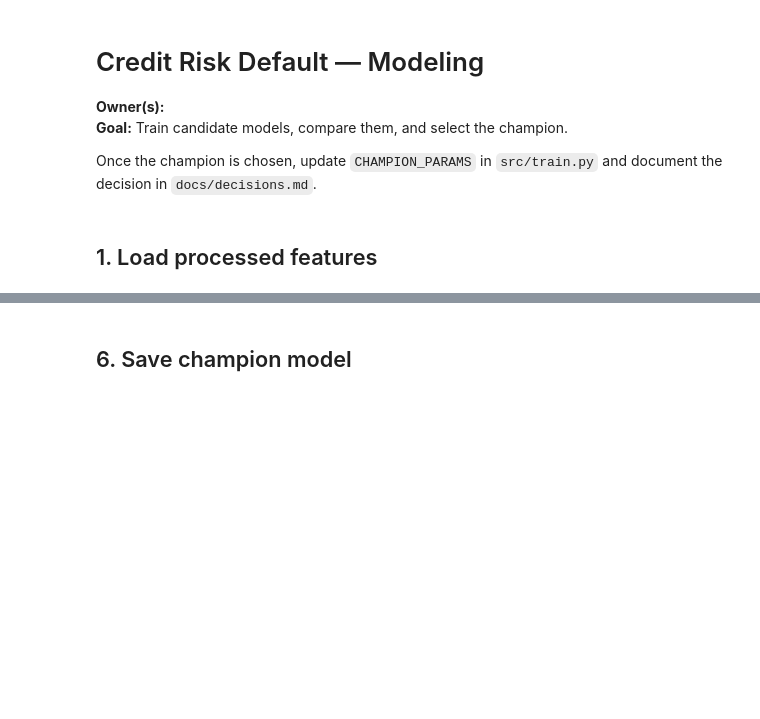
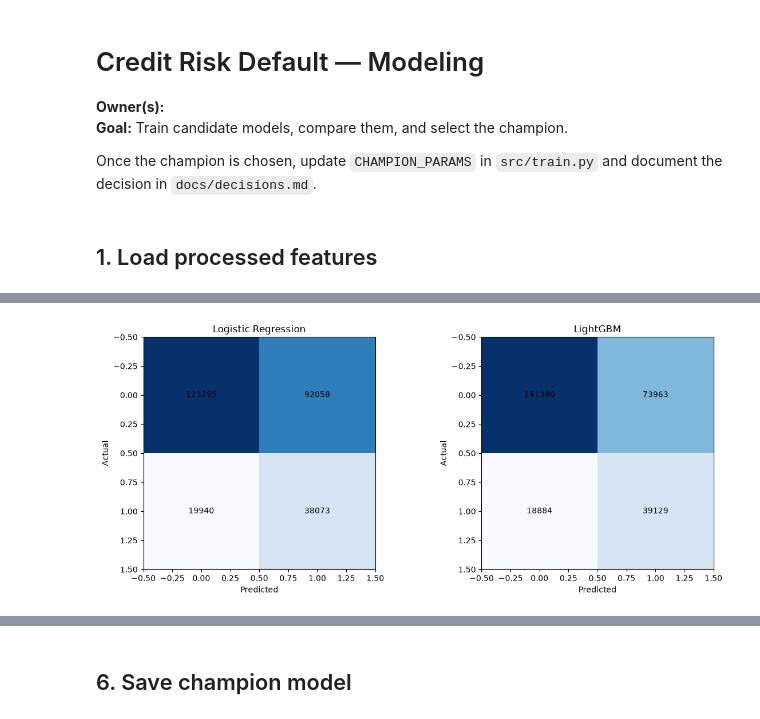
Before and after one commit to BuildersLab/Credit-Risk-Default, a Jupyter notebook: notebooks/03_modeling.ipynb, the cells around one changed output, grey strips where cells are left out. Saved outputs shown, nothing was run; the diff lists cells and outputs as text; code cells hidden in the pictures; blank space fills up the shorter version.

```diff
--- a/notebooks/03_modeling.ipynb
+++ b/notebooks/03_modeling.ipynb
@@ -86,0 +59,15 @@ THRESHOLD = 0.5
+# %%
+from sklearn.linear_model import LogisticRegression
+from lightgbm import LGBMClassifier
+from sklearn.metrics import (
+    roc_auc_score, average_precision_score, classification_report,
+    confusion_matrix, RocCurveDisplay, PrecisionRecallDisplay
+)
+import matplotlib.pyplot as plt
+
+# ---- 1. Logistic Regression (baseline) ----
+log_reg = LogisticRegression(class_weight='balanced', max_iter=1000, random_state=42)
+log_reg.fit(X_train, y_train)
+
+log_reg_probs = log_reg.predict_proba(X_test)[:, 1]
+log_reg_preds = log_reg.predict(X_test)
@@ -86,0 +83,7 @@ THRESHOLD = 0.5
+# %%
+# ---- 2. LightGBM (champion candidate) ----
+lgbm = LGBMClassifier(class_weight='balanced', random_state=42, n_jobs=-1)
+lgbm.fit(X_train, y_train)
+
+lgbm_probs = lgbm.predict_proba(X_test)[:, 1]
+lgbm_preds = lgbm.predict(X_test)
@@ -86,0 +146,16 @@ THRESHOLD = 0.5
+# %%
+# ---- 5. Confusion matrices ----
+fig, axes = plt.subplots(1, 2, figsize=(12, 5))
+for ax, preds, title in zip(axes, [log_reg_preds, lgbm_preds], ['Logistic Regression', 'LightGBM']):
+    cm = confusion_matrix(y_test, preds)
+    ax.imshow(cm, cmap='Blues')
+    ax.set_title(title)
+    ax.set_xlabel('Predicted')
+    ax.set_ylabel('Actual')
+    for i in range(2):
+        for j in range(2):
+            ax.text(j, i, cm[i, j], ha='center', va='center')
+plt.tight_layout()
+plt.show()
+# %% [output]
+[figure, added]
```
Also changed, not shown: parts of 40 cells of this notebook, 2 other files.
